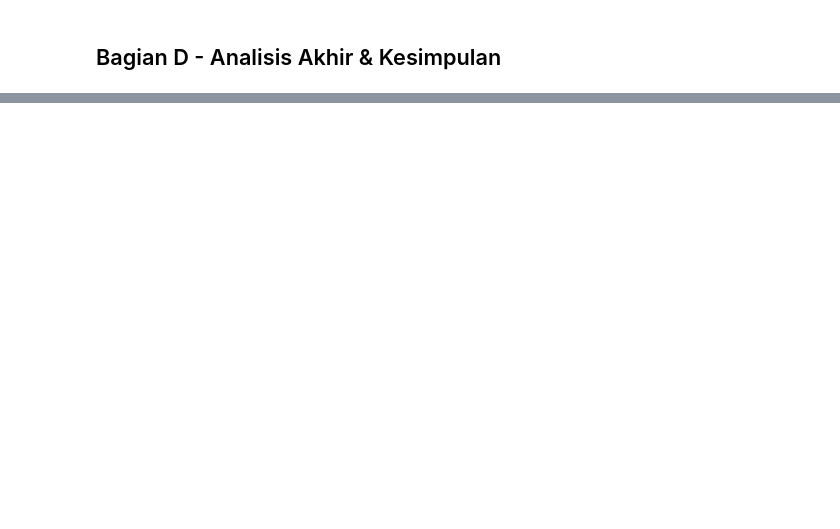
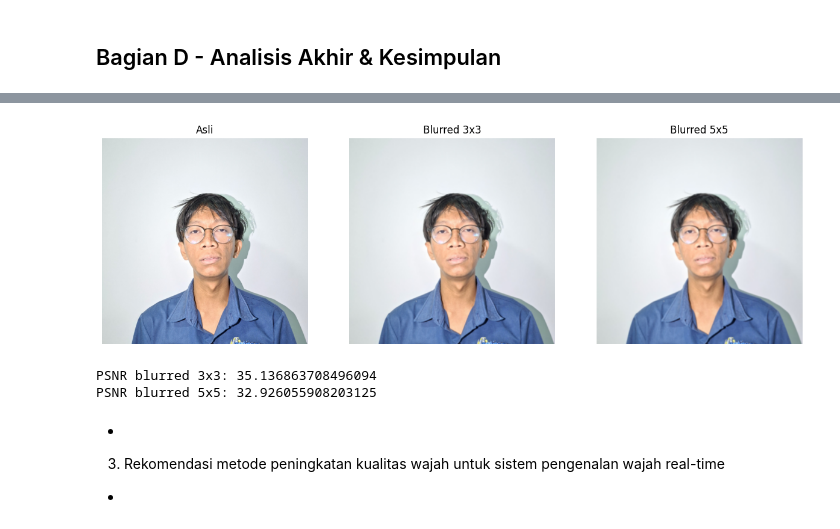
Before and after one commit to dedybayu/PCVK_2025, a Jupyter notebook: week_08/PCVK_CM.ipynb, the cells around one changed output, grey strips where cells are left out. Cells and saved outputs as stored; diff of their text form; code cells hidden in the pictures; blank space fills up the shorter version.

```diff
--- a/week_08/PCVK_CM.ipynb
+++ b/week_08/PCVK_CM.ipynb
@@ -91,0 +223,3 @@ pemrosesan
+# %%
+def gaussian_blur(image, kernel_size):
+    return cv.GaussianBlur(image, (kernel_size, kernel_size), 0)
@@ -91,0 +233,26 @@ pemrosesan
+# %%
+face2_asli = cv.imread(f'{base_path}/face2.jpg', cv.IMREAD_COLOR)
+face2_resized = cv.resize(face2_asli, (500, 500), interpolation=cv.INTER_AREA)
+face2_rgb = cv.cvtColor(face2_resized, cv.COLOR_BGR2RGB)
+
+face2_blur3 = gaussian_blur(face2_rgb, 3)
+face2_blur5 = gaussian_blur(face2_rgb, 5)
+
+show_images(
+    ['Asli','Blurred 3x3', 'Blurred 5x5'],
+    [face2_rgb, face2_blur3, face2_blur5]
+)
+# %% [output]
+[figure, added]
+# %%
+# print(f'PSNR asli: {psnr(face2_rgb, face2_rgb)}')
+print(f'PSNR blurred 3x3: {psnr(face2_rgb, face2_blur3)}')
+print(f'PSNR blurred 5x5: {psnr(face2_rgb, face2_blur5)}')
+# %% [output]
+PSNR blurred 3x3: 35.136863708496094
+PSNR blurred 5x5: 32.926055908203125
+# %% [markdown]
+-
+
+3. Rekomendasi metode peningkatan kualitas wajah untuk sistem pengenalan wajah real-time
+-
```
Also changed, not shown: parts of 21 cells of this notebook, 4 other files.
